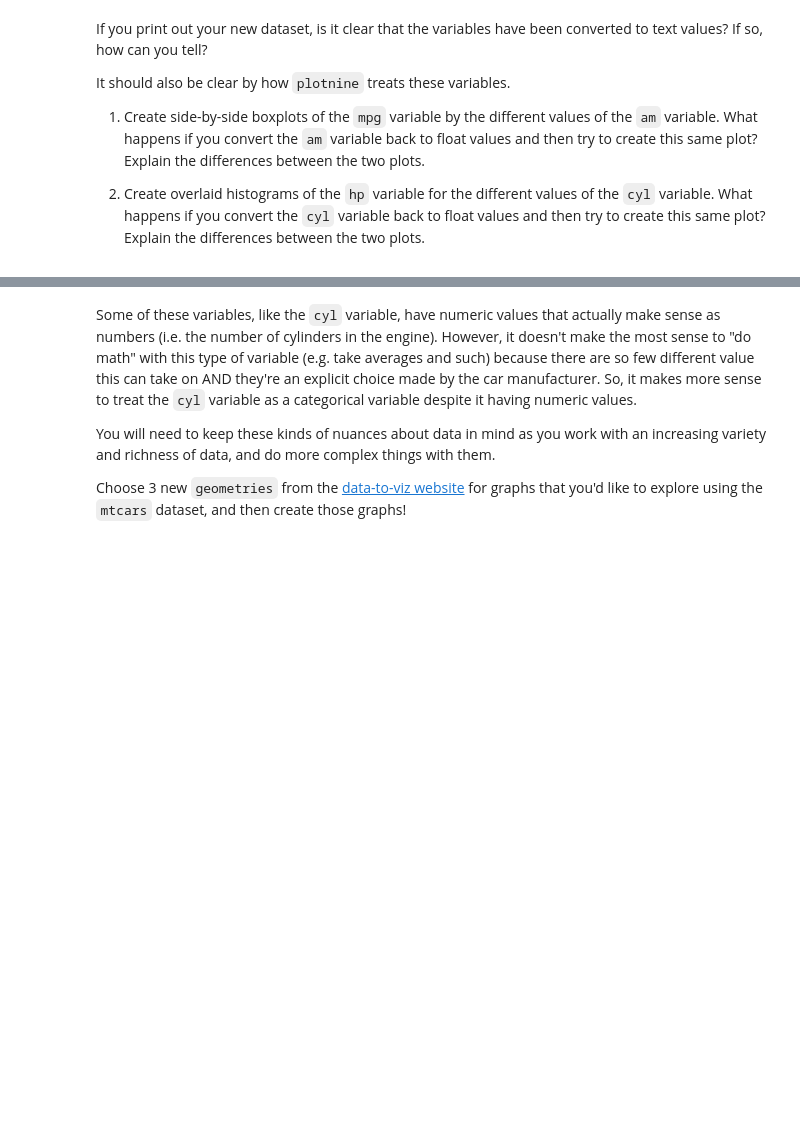
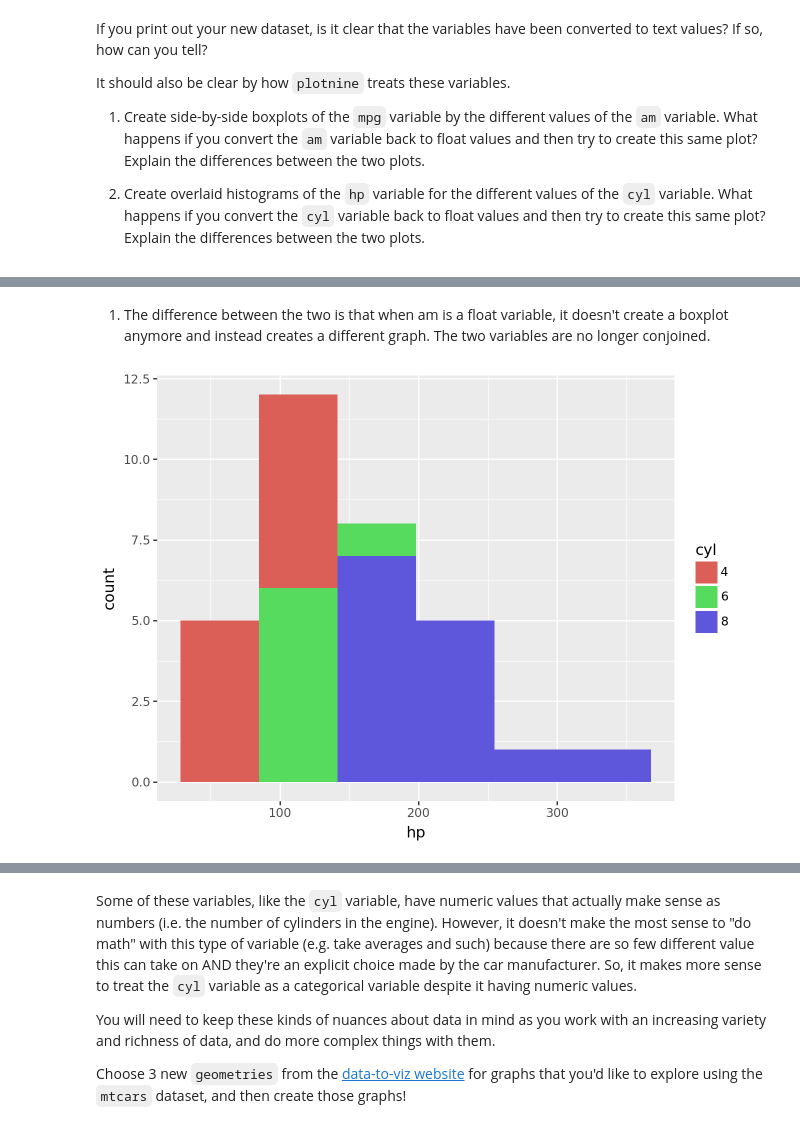
Before and after one commit to lmaier0402/Repository_1, a Jupyter notebook: Introduction_to_Data_Viz_Using_mtcars_Dataset.ipynb, the cells around one changed output, grey strips where cells are left out. Saved outputs shown, nothing was run; the diff lists cells and outputs as text; code cells hidden in the pictures; blank space fills up the shorter version.

```diff
--- a/Introduction_to_Data_Viz_Using_mtcars_Dataset.ipynb
+++ b/Introduction_to_Data_Viz_Using_mtcars_Dataset.ipynb
@@ -35,2 +82,15 @@ It should also be clear by how `plotnine` treats these variables.
+# %% [markdown]
+1. The difference between the two is that when am is a float variable, it doesn't create a boxplot anymore and instead creates a different graph. The two variables are no longer conjoined.
 # %%
 # Create plot for (2) here
+from plotnine import geom_histogram
+
+(ggplot(df,
+aes(
+  x = "hp",
+  fill = "cyl"
+))
++ geom_histogram()
+)
+# %% [output]
+[figure, added]
```
Also changed, not shown: parts of 15 cells of this notebook, 1 other file.
